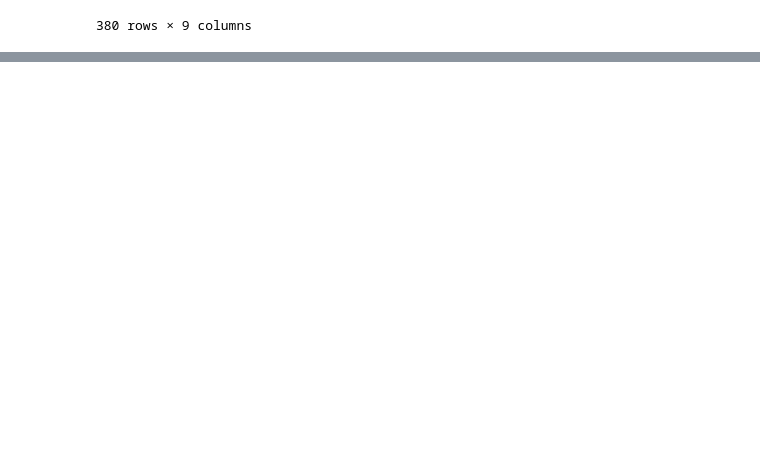
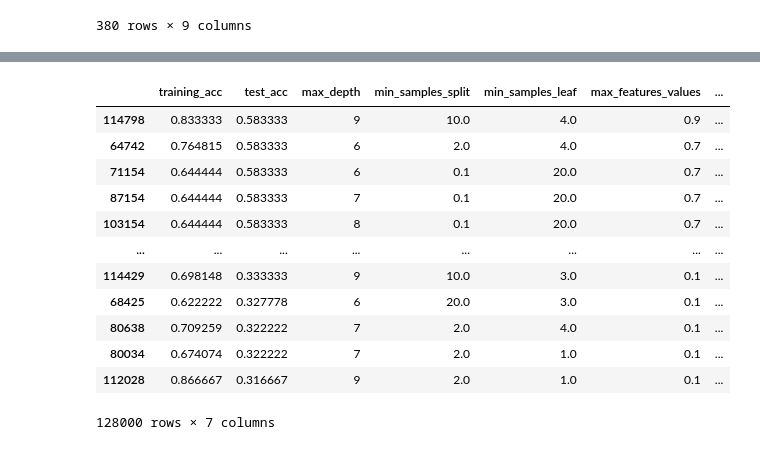
Before and after one commit to Absinthe31/ProgettoINFORET, a Jupyter notebook: Matches_predictor.ipynb, the cells around one changed output, grey strips where cells are left out. Cells and saved outputs as stored; diff of their text form; code cells hidden in the pictures; blank space fills up the shorter version.

```diff
--- a/Matches_predictor.ipynb
+++ b/Matches_predictor.ipynb
@@ -1742,0 +1689,8 @@ df
+# %%
+max_depth_values = [x for x in range(2,10)]
+min_samples_split_values = [2, 10, 20, 0.1, 0.2, 0.3, 0.4, 0.5]
+min_samples_leaf_values = [1, 2, 3, 4, 10, 20, 0.1, 0.2, 0.3, 0.4]
+max_features_values = [None, 0.1, 0.2, 0.3, 0.4, 0.5, 0.6, 0.7, 0.8, 0.9]
+random_state_values = [x for x in range(1,21)]
+max_leaf_nodes_values=[None, 5, 10, 20, 30, 35, 40, 45, 50, 55]
+min_impurity_decrease_values=[0, 0.1, 0.01, 0.001, 0.0001]
@@ -1742,0 +1699,18 @@ df
+# %%
+results = pd.DataFrame(columns=['training_acc','test_acc','max_depth','min_samples_split','min_samples_leaf','max_features_values','random_state_values'])
+
+i = 0
+
+for depth in tqdm(max_depth_values):
+  for split in min_samples_split_values:
+    for leaf in min_samples_leaf_values:
+      for feature in max_features_values:
+        for rand in random_state_values:
+          clf = tree.DecisionTreeClassifier(max_depth = depth, min_samples_split=split, min_samples_leaf=leaf, max_features=feature, random_state=rand, max_leaf_nodes=None, min_impurity_decrease=0.0)
+          clf = clf.fit(X_train, Y_train)
+          train_accuracy = clf.predict(X_train) #train acc
+          Y_pred = clf.predict(X_test) #test acc
+          train_acc = metrics.accuracy_score(Y_train,train_accuracy)
+          test_acc = metrics.accuracy_score(Y_test,Y_pred)
+          results.loc[i,['training_acc','test_acc','max_depth','min_samples_split','min_samples_leaf','max_features_values','random_state_values']] = train_acc, test_acc, depth, split, leaf, feature, rand
+          i+=1
@@ -1742,0 +1734,16 @@ df
+# %%
+results.sort_values(['test_acc','training_acc'],ascending=False)
+# %% [output]
+|  | training_acc | test_acc | max_depth | min_samples_split | min_samples_leaf | max_features_values | ... |
+| 114798 | 0.833333 | 0.583333 | 9 | 10.0 | 4.0 | 0.9 | ... |
+| 64742 | 0.764815 | 0.583333 | 6 | 2.0 | 4.0 | 0.7 | ... |
+| 71154 | 0.644444 | 0.583333 | 6 | 0.1 | 20.0 | 0.7 | ... |
+| 87154 | 0.644444 | 0.583333 | 7 | 0.1 | 20.0 | 0.7 | ... |
+| 103154 | 0.644444 | 0.583333 | 8 | 0.1 | 20.0 | 0.7 | ... |
+| ... | ... | ... | ... | ... | ... | ... | ... |
+| 114429 | 0.698148 | 0.333333 | 9 | 10.0 | 3.0 | 0.1 | ... |
+| 68425 | 0.622222 | 0.327778 | 6 | 20.0 | 3.0 | 0.1 | ... |
+| 80638 | 0.709259 | 0.322222 | 7 | 2.0 | 4.0 | 0.1 | ... |
+| 80034 | 0.674074 | 0.322222 | 7 | 2.0 | 1.0 | 0.1 | ... |
+| 112028 | 0.866667 | 0.316667 | 9 | 2.0 | 1.0 | 0.1 | ... |
+128000 rows × 7 columns
```
Also changed, not shown: parts of 109 cells of this notebook, 17 other files.
